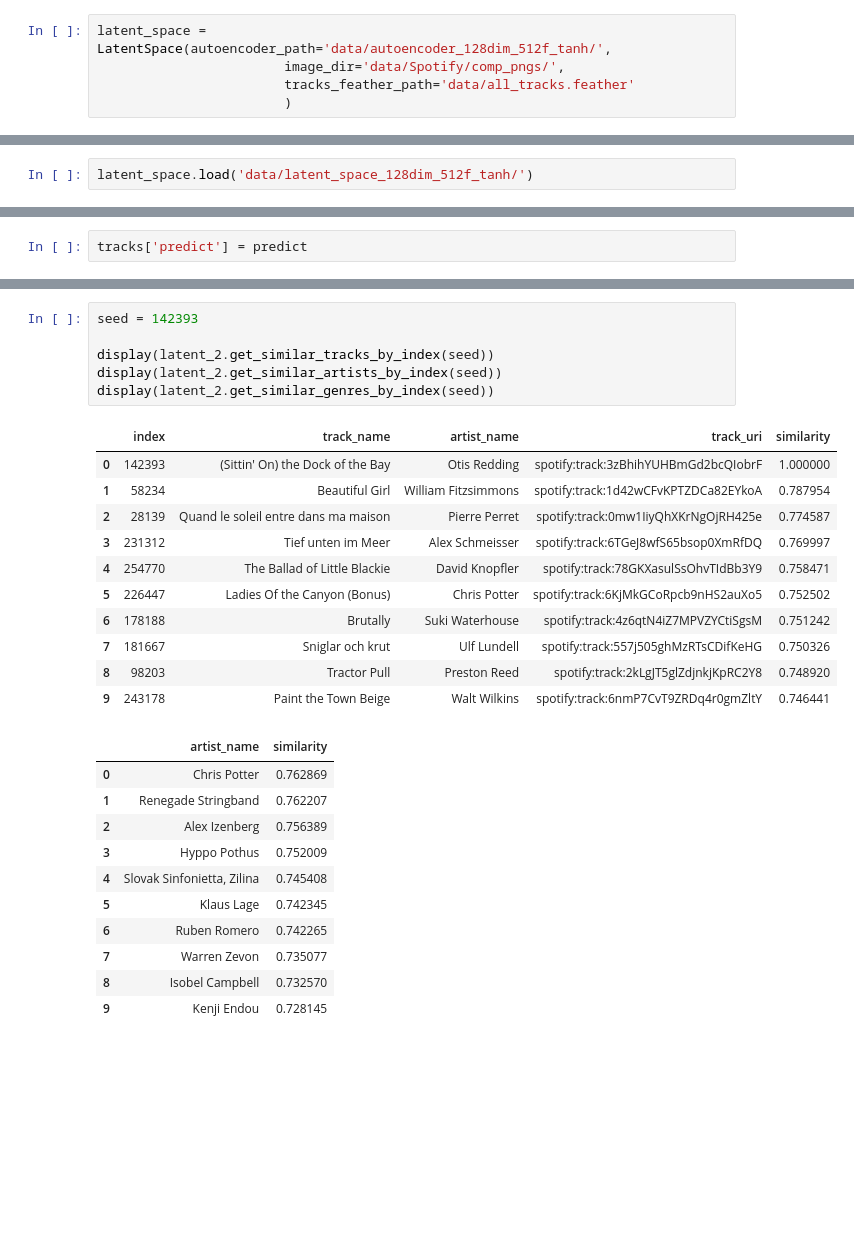
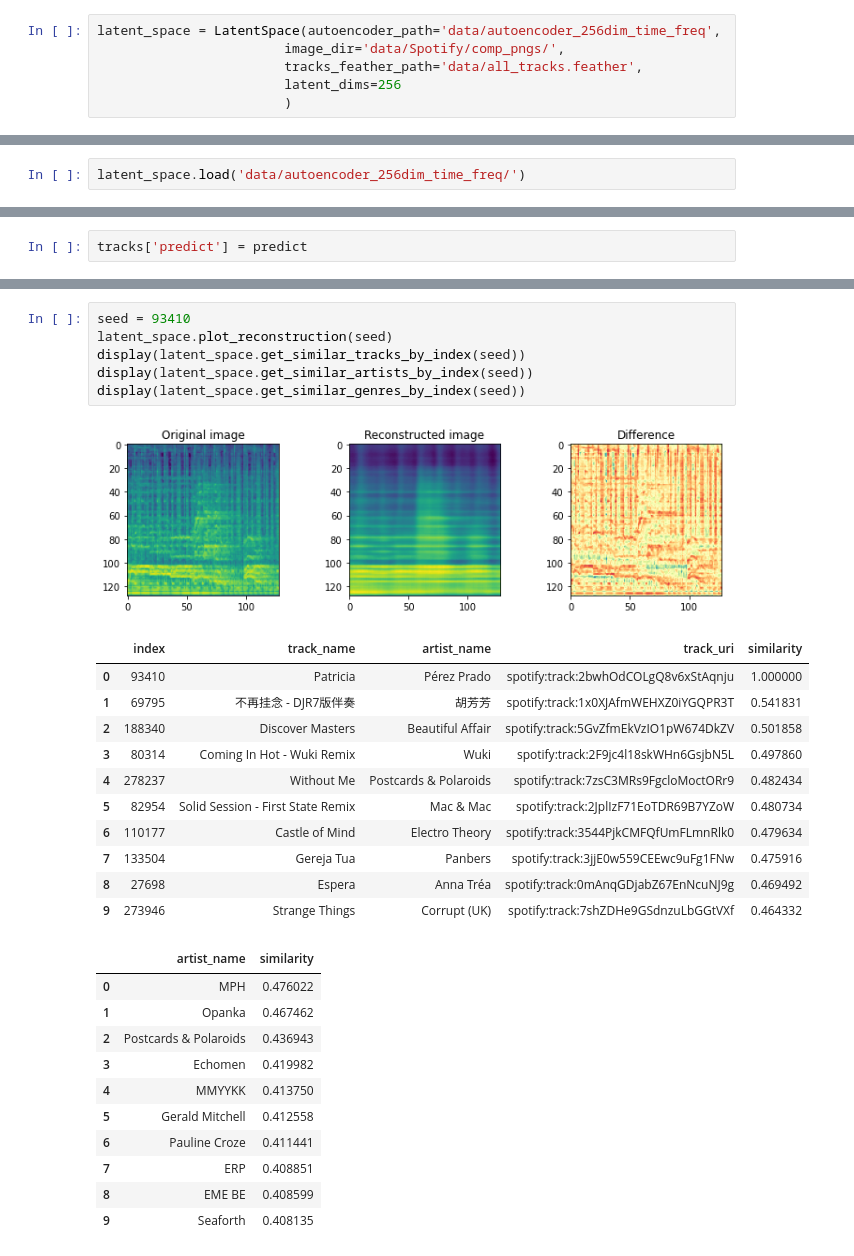
Before and after one commit to rollingstorms/Sound-Content-Music-Recommendation-System, a Jupyter notebook: Latent Eda.ipynb, the cells around one changed output, grey strips where cells are left out. Cells and saved outputs as stored; diff of their text form; blank space fills up the shorter version.

```diff
--- a/Latent Eda.ipynb
+++ b/Latent Eda.ipynb
@@ -10,9 +11,10 @@ from sklearn.cluster import KMeans
 # %%
-latent_space = LatentSpace(autoencoder_path='data/autoencoder_128dim_512f_tanh/',
+latent_space = LatentSpace(autoencoder_path='data/autoencoder_256dim_time_freq',
                         image_dir='data/Spotify/comp_pngs/',
-                        tracks_feather_path='data/all_tracks.feather'
+                        tracks_feather_path='data/all_tracks.feather',
+                        latent_dims=256
                         )
 # %% [output]
 Found 278326 files for Generator set
 # %%
-latent_space.load('data/latent_space_128dim_512f_tanh/')
+latent_space.load('data/autoencoder_256dim_time_freq/')
@@ -230,30 +201,31 @@ latent_2.tracks[latent_2.tracks.artist_name.str.contains('Otis Redding')][['trac
 # %%
-seed = 142393
-
-display(latent_2.get_similar_tracks_by_index(seed))
-display(latent_2.get_similar_artists_by_index(seed))
-display(latent_2.get_similar_genres_by_index(seed))
+seed = 93410
+latent_space.plot_reconstruction(seed)
+display(latent_space.get_similar_tracks_by_index(seed))
+display(latent_space.get_similar_artists_by_index(seed))
+display(latent_space.get_similar_genres_by_index(seed))
 # %% [output]
+[figure, added]
 |  | index | track_name | artist_name | track_uri | similarity |
-| 0 | 142393 | (Sittin' On) the Dock of the Bay | Otis Redding | spotify:track:3zBhihYUHBmGd2bcQIobrF | 1.000000 |
-| 1 | 58234 | Beautiful Girl | William Fitzsimmons | spotify:track:1d42wCFvKPTZDCa82EYkoA | 0.787954 |
-| 2 | 28139 | Quand le soleil entre dans ma maison | Pierre Perret | spotify:track:0mw1IiyQhXKrNgOjRH425e | 0.774587 |
-| 3 | 231312 | Tief unten im Meer | Alex Schmeisser | spotify:track:6TGeJ8wfS65bsop0XmRfDQ | 0.769997 |
-| 4 | 254770 | The Ballad of Little Blackie | David Knopfler | spotify:track:78GKXasulSsOhvTIdBb3Y9 | 0.758471 |
-| 5 | 226447 | Ladies Of the Canyon (Bonus) | Chris Potter | spotify:track:6KjMkGCoRpcb9nHS2auXo5 | 0.752502 |
-| 6 | 178188 | Brutally | Suki Waterhouse | spotify:track:4z6qtN4iZ7MPVZYCtiSgsM | 0.751242 |
-| 7 | 181667 | Sniglar och krut | Ulf Lundell | spotify:track:557j505ghMzRTsCDifKeHG | 0.750326 |
-| 8 | 98203 | Tractor Pull | Preston Reed | spotify:track:2kLgJT5glZdjnkjKpRC2Y8 | 0.748920 |
-| 9 | 243178 | Paint the Town Beige | Walt Wilkins | spotify:track:6nmP7CvT9ZRDq4r0gmZltY | 0.746441 |
+| 0 | 93410 | Patricia | Pérez Prado | spotify:track:2bwhOdCOLgQ8v6xStAqnju | 1.000000 |
+| 1 | 69795 | 不再挂念 - DJR7版伴奏 | 胡芳芳 | spotify:track:1x0XJAfmWEHXZ0iYGQPR3T | 0.541831 |
+| 2 | 188340 | Discover Masters | Beautiful Affair | spotify:track:5GvZfmEkVzIO1pW674DkZV | 0.501858 |
+| 3 | 80314 | Coming In Hot - Wuki Remix | Wuki | spotify:track:2F9jc4l18skWHn6GsjbN5L | 0.497860 |
+| 4 | 278237 | Without Me | Postcards & Polaroids | spotify:track:7zsC3MRs9FgcloMoctORr9 | 0.482434 |
+| 5 | 82954 | Solid Session - First State Remix | Mac & Mac | spotify:track:2JplIzF71EoTDR69B7YZoW | 0.480734 |
+| 6 | 110177 | Castle of Mind | Electro Theory | spotify:track:3544PjkCMFQfUmFLmnRlk0 | 0.479634 |
+| 7 | 133504 | Gereja Tua | Panbers | spotify:track:3jjE0w559CEEwc9uFg1FNw | 0.475916 |
+| 8 | 27698 | Espera | Anna Tréa | spotify:track:0mAnqGDjabZ67EnNcuNJ9g | 0.469492 |
+| 9 | 273946 | Strange Things | Corrupt (UK) | spotify:track:7shZDHe9GSdnzuLbGGtVXf | 0.464332 |
 |  | artist_name | similarity |
-| 0 | Chris Potter | 0.762869 |
-| 1 | Renegade Stringband | 0.762207 |
-| 2 | Alex Izenberg | 0.756389 |
-| 3 | Hyppo Pothus | 0.752009 |
-| 4 | Slovak Sinfonietta, Zilina | 0.745408 |
-| 5 | Klaus Lage | 0.742345 |
-| 6 | Ruben Romero | 0.742265 |
-| 7 | Warren Zevon | 0.735077 |
-| 8 | Isobel Campbell | 0.732570 |
-| 9 | Kenji Endou | 0.728145 |
+| 0 | MPH | 0.476022 |
+| 1 | Opanka | 0.467462 |
+| 2 | Postcards & Polaroids | 0.436943 |
+| 3 | Echomen | 0.419982 |
+| 4 | MMYYKK | 0.413750 |
+| 5 | Gerald Mitchell | 0.412558 |
+| 6 | Pauline Croze | 0.411441 |
+| 7 | ERP | 0.408851 |
+| 8 | EME BE | 0.408599 |
+| 9 | Seaforth | 0.408135 |
 |  | genre | similarity |
```
Also changed, not shown: parts of 37 cells of this notebook, 8 other files.
